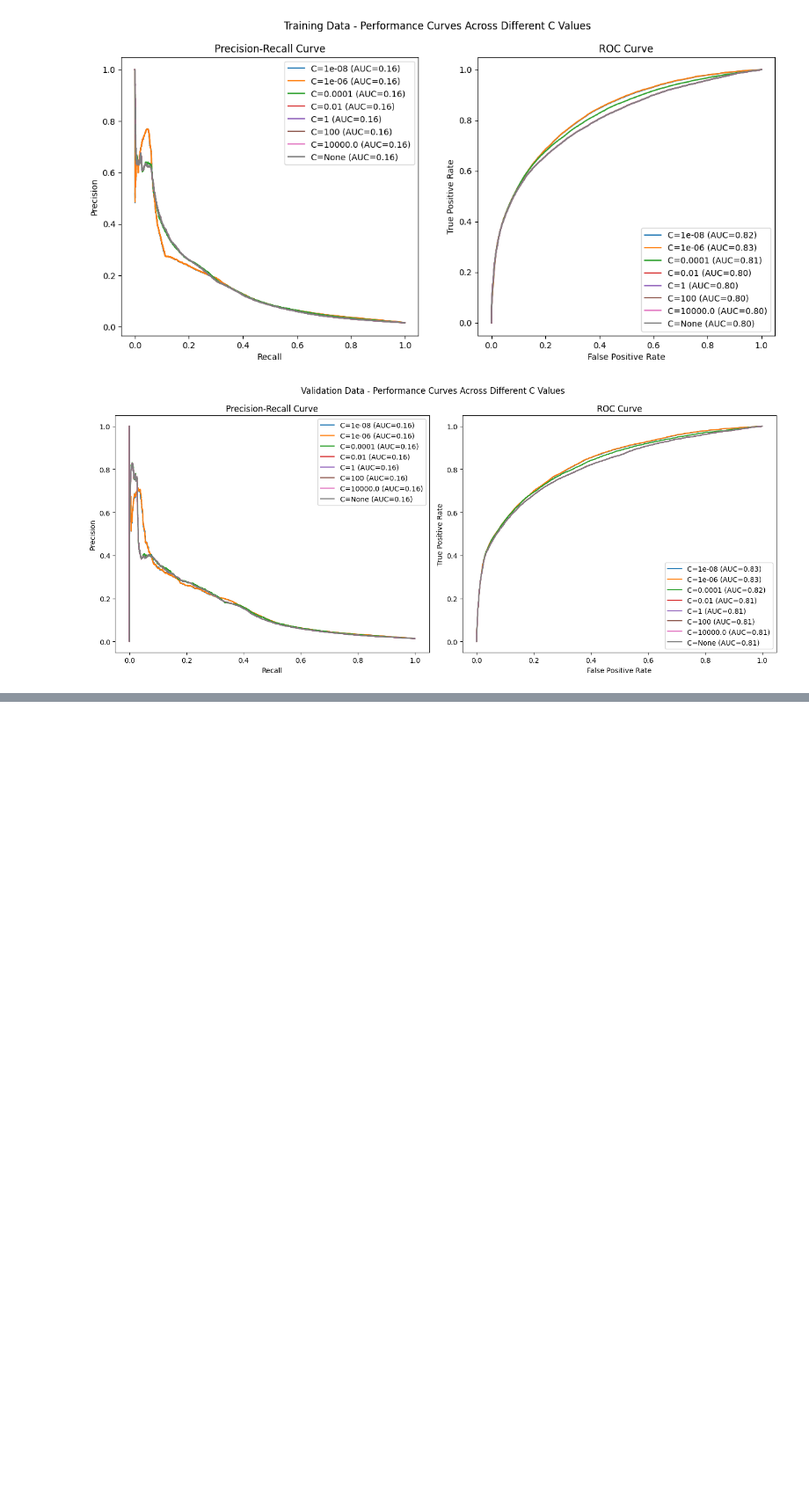
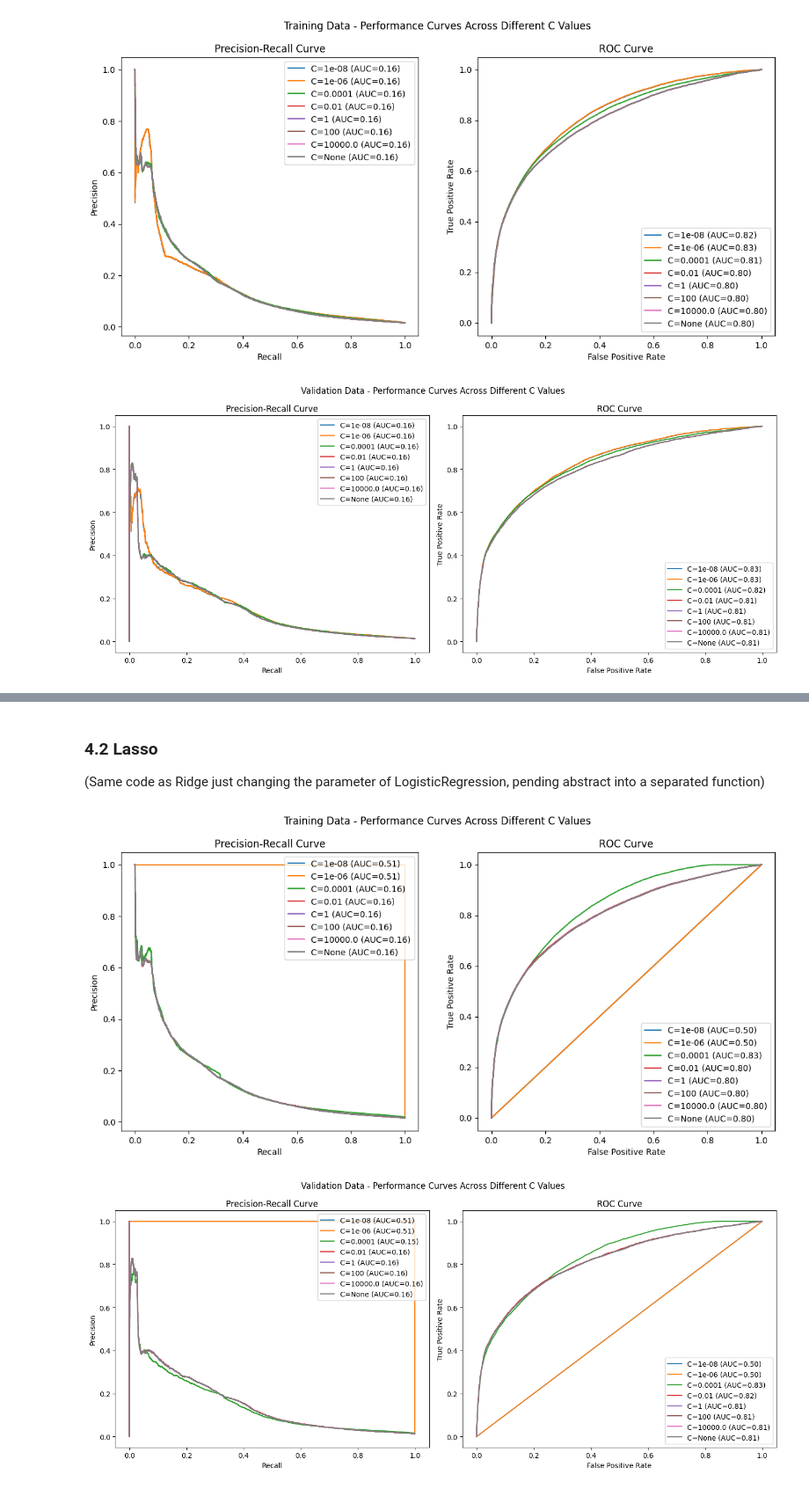
Before and after one commit to manucorujo/zrive-ds, a Jupyter notebook: src/module_3/Milestone1.ipynb, the cells around one changed output, grey strips where cells are left out. Shown at 88% size. Saved outputs shown, nothing was run; the diff lists cells and outputs as text; code cells hidden in the pictures; blank space fills up the shorter version.

Commit message:
implement and interpret Lasso

```diff
--- a/src/module_3/Milestone1.ipynb
+++ b/src/module_3/Milestone1.ipynb
@@ -168,20 +166 @@ y_test = test_set[target_col]
-# %%
-def plot_curves(ax: Any, y_true: pd.Dataframe, y_pred: pd.Dataframe, label: str=None, curve_type: str="both"):
-    if curve_type in ["precision-recall", "both"]:
-        precision, recall, _ = precision_recall_curve(y_true, y_pred)
-        pr_auc = auc(recall, precision)
-
-        ax[0].step(recall, precision, label=f'{label} (AUC={pr_auc:.2f})' if label else f'AUC={pr_auc:.2f}')
-        ax[0].set_xlabel('Recall')
-        ax[0].set_ylabel('Precision')
-        ax[0].set_title('Precision-Recall Curve')
-
-    if curve_type in ["roc", "both"]:
-        fpr, tpr, _ = roc_curve(y_true, y_pred)
-        roc_auc = auc(fpr, tpr)
-
-        ax[1].plot(fpr, tpr, label=f'{label} (AUC={roc_auc:.2f})' if label else f'AUC={roc_auc:.2f}')
-        ax[1].set_xlabel('False Positive Rate')
-        ax[1].set_ylabel('True Positive Rate')
-        ax[1].set_title('ROC Curve')
 # %% [markdown]
@@ -258,0 +242,37 @@ fig_val.show()
+# %% [markdown]
+### 4.2 Lasso
+(Same code as Ridge just changing the parameter of LogisticRegression, pending abstract into a separated function)
+# %%
+fig_train, ax_train = plt.subplots(1, 2, figsize=(14, 6))
+fig_train.suptitle("Training Data - Performance Curves Across Different C Values")
+fig_val, ax_val = plt.subplots(1, 2, figsize=(14, 6))
+fig_val.suptitle("Validation Data - Performance Curves Across Different C Values")
+
+# Define hyperparameter for the level of regularisation
+cs = [1e-8, 1e-6, 1e-4, 1e-2, 1, 100, 1e4, None]
+
+for c in cs:
+    if c == None:
+        lr = LogisticRegression(penalty = None)
+    else:
+        lr = LogisticRegression(penalty="l1", C=c, solver="saga")
+
+    lr.fit(x_train_scaled, y_train)
+
+    train_proba = lr.predict_proba(x_train_scaled)[:, 1]
+    plot_curves(ax_train, y_train, train_proba, curve_type="both", label=f"C={c}")
+
+    val_proba = lr.predict_proba(x_val_scaled)[:, 1]
+    plot_curves(ax_val, y_val, val_proba, curve_type="both", label=f"C={c}")
+
+ax_train[0].legend(loc="upper right")
+ax_train[1].legend(loc="lower right")
+ax_val[0].legend(loc="upper right")
+ax_val[1].legend(loc="lower right")
+
+plt.tight_layout()
+fig_train.show()
+fig_val.show()
+# %% [output]
+[figure, added]
+[figure, added]
```
Also changed, not shown: parts of 17 cells of this notebook, 7 other files.
